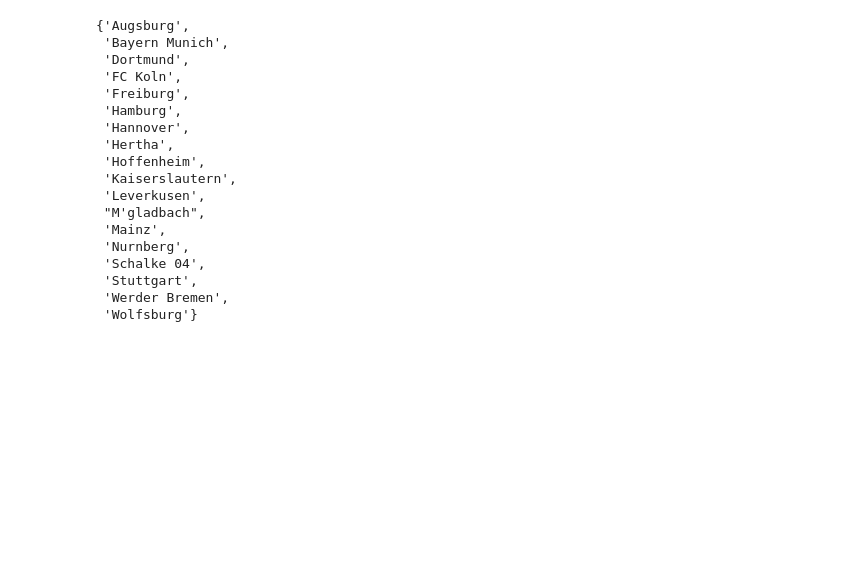
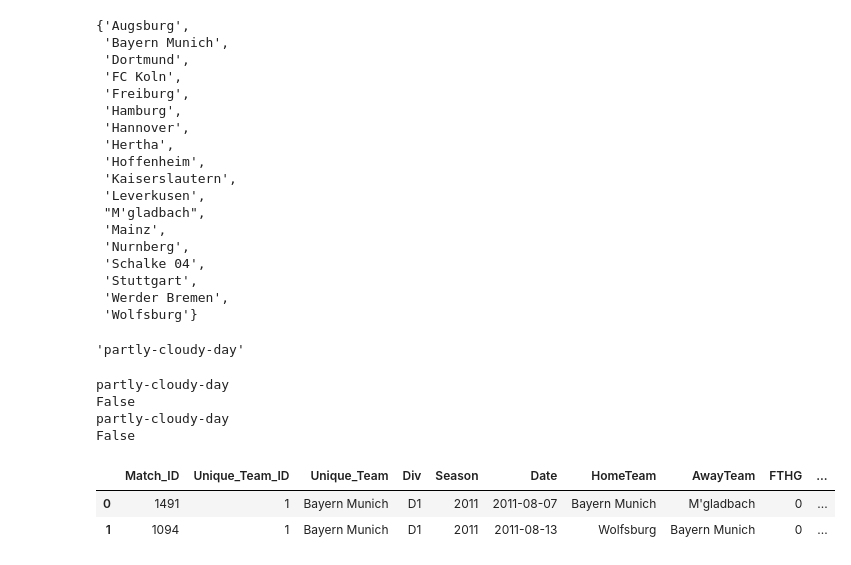
Before and after one commit to DIGITALFRANK/dsc-mod-2-lab-nyc-ds-career-042219, a Jupyter notebook: index.ipynb, the cells around one changed output. Saved outputs shown, nothing was run; the diff lists cells and outputs as text; code cells hidden in the pictures; blank space fills up the shorter version.

```diff
--- a/index.ipynb
+++ b/index.ipynb
@@ -241,0 +288,8 @@ def plot_hist(team):
+# %%
+# test DarkSky API
+date = '2011-08-07'
+time = str(int(datetime.datetime.strptime(date, "%Y-%m-%d").timestamp()))
+response = requests.get('https://api.darksky.net/forecast/13e9efb8811df5d1b55434bb80abe89e/52.520008,13.404954,' + time).json()
+response['currently']['icon']
+# %% [output]
+'partly-cloudy-day'
@@ -241,0 +298,25 @@ def plot_hist(team):
+# %%
+# 'rainy_day' feature engineering for every game day in 2011 using DarkSky.net weather API
+df['Rainy_Day'] = False
+
+for index, row in df.iterrows():
+    time = str(int(datetime.datetime.strptime(row['Date'], "%Y-%m-%d").timestamp())) # unix timestamp from date, casting for API format
+    response = requests.get('https://api.darksky.net/forecast/13e9efb8811df5d1b55434bb80abe89e/52.520008,13.404954,' + time).json()
+    # print(response['currently']['icon'])
+    # print(row['Rainy_Day'])
+    if 'rain' in response['currently']['icon']:
+        df.at[index,'Rainy_Day'] = True
+    else:
+        df.at[index,'Rainy_Day'] = False
+
+
+
+df.head()
+# %% [output]
+partly-cloudy-day
+False
+partly-cloudy-day
+False
+|  | Match_ID | Unique_Team_ID | Unique_Team | Div | Season | Date | HomeTeam | AwayTeam | FTHG | ... |
+| 0 | 1491 | 1 | Bayern Munich | D1 | 2011 | 2011-08-07 | Bayern Munich | M'gladbach | 0 | ... |
+| 1 | 1094 | 1 | Bayern Munich | D1 | 2011 | 2011-08-13 | Wolfsburg | Bayern Munich | 0 | ... |
```
Also changed, not shown: parts of 10 cells of this notebook, 2 other files.
